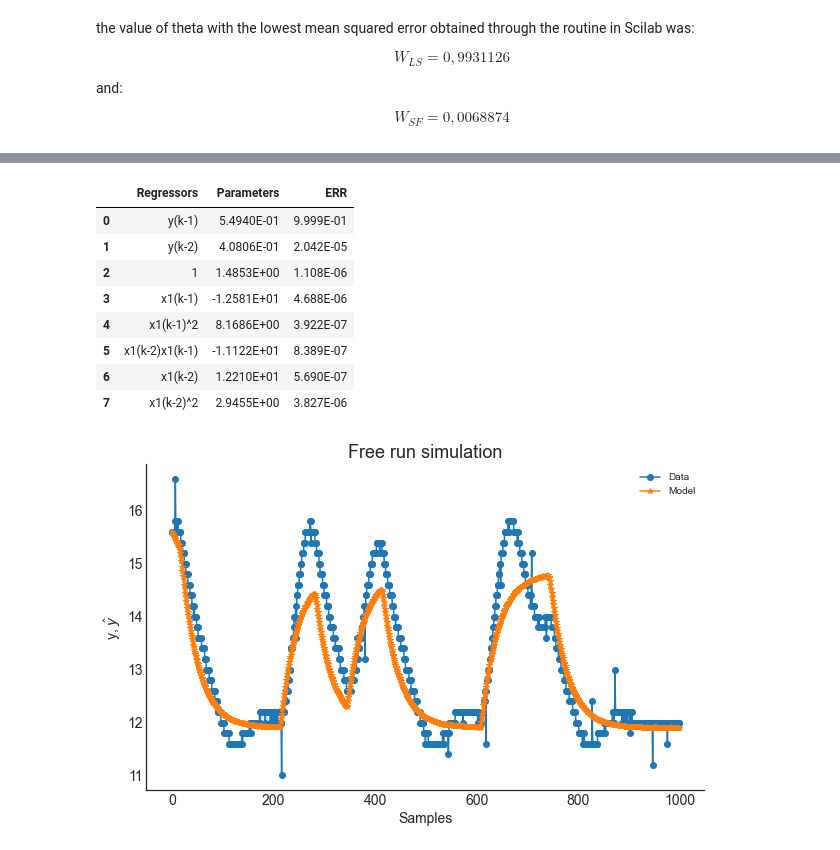
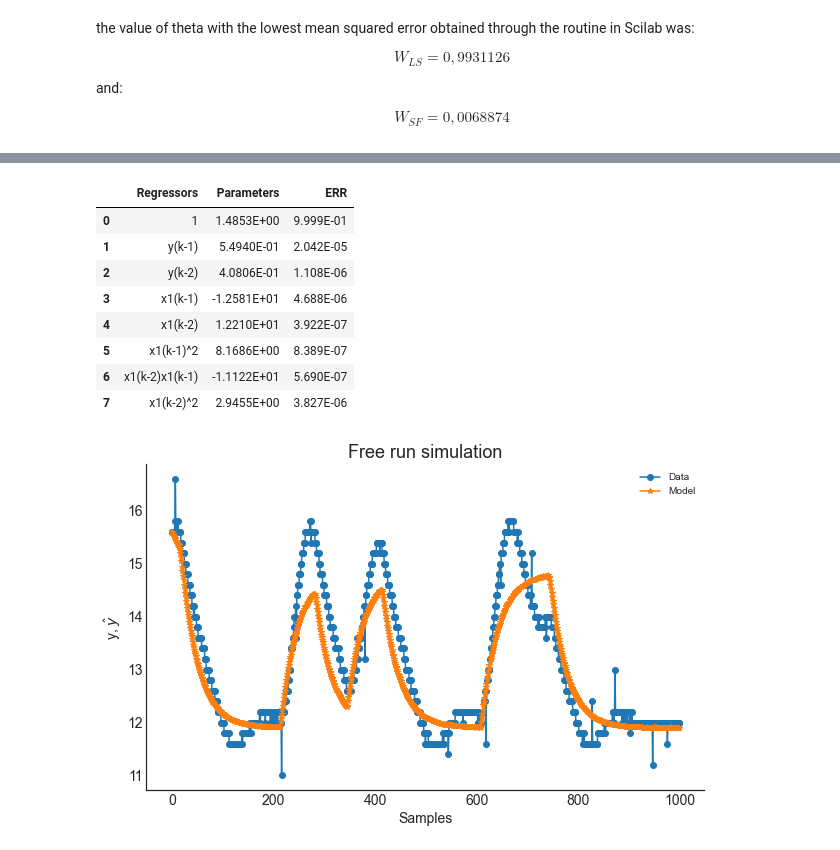
Before and after one commit to wilsonrljr/sysidentpy, a Jupyter notebook: examples/multiobjective_parameter_estimation.ipynb, the cells around one changed output, grey strips where cells are left out. Cells and saved outputs as stored; diff of their text form; code cells hidden in the pictures.

Commit message:
improve use case explanation and adapt code to new methods

```diff
--- a/examples/multiobjective_parameter_estimation.ipynb
+++ b/examples/multiobjective_parameter_estimation.ipynb
@@ -284,7 +288,10 @@ plt.show()
 # %% [markdown]
 ### Getting the best weight combination based on the norm of the cost function
 # %%
-model.theta = theta[position, :].reshape(-1, 1)  # setting the theta estimated for the best combination of the weights
+# the variable `position` returned in `estimate` method give the position of the best weight combination
+model.theta = theta[position, :].reshape(
+    -1, 1
+)  # setting the theta estimated for the best combination of the weights
 # the model structure is exactly the same, but the order of the regressors is changed in estimate method. Thats why you have to change the model.final_model
 model.final_model = mo_estimator.final_model
 yhat = model.predict(X=x_valid, y=y_valid)
@@ -300,10 +307,11 @@ r = pd.DataFrame(
     ),
     columns=["Regressors", "Parameters", "ERR"],
 )
-r
-### The dynamic results for that chosen theta is
+print(r)
+
+# The dynamic results for that chosen theta is
 plot_results(y=y_valid, yhat=yhat, n=1000)
-### The static gain result is
+# The static gain result is
 plt.figure(4)
 plt.title("Gain")
 plt.plot(
@@ -327,7 +335,7 @@ plt.ylabel("$\\bar{g}$")
 plt.ylim(-16, 0)
 plt.legend()
 plt.show()
-### The static function result is
+# The static function result is
 plt.figure(5)
 plt.title("Static Curve")
 plt.plot(Uo, Yo, linewidth=1.5, label="Static curve", linestyle="-", marker="o")
@@ -806,7 +823,9 @@ $$
 # %% [markdown]
 ### Biobjective optimization: An use case applied to Buck converter CC-CC using as objectives the static curve information and the prediction error (dynamic)
 # %%
-bi_objective = AILS(static_function=True, static_gain=False, final_model=model_final, normalize=True)
+bi_objective = AILS(
+    static_function=True, static_gain=False, final_model=model_final, normalize=True
+)
 # %% [markdown]
 the value of theta with the lowest mean squared error obtained through the routine in Scilab was:
 
@@ -930,6 +949,7 @@ $$
 # %%
-# Calling the class referring to the calculation of the parameters via the biobjective technique
-mult4 = AILS(static_function=False, static_gain=True, final_model=model_final, normalize=False)
+bi_objective_gain = AILS(
+    static_function=False, static_gain=True, final_model=model_final, normalize=False
+)
 # %% [markdown]
 the value of theta with the lowest mean squared error obtained through the routine in Scilab was:
 
@@ -943,13 +963,13 @@ $$
 W_{SF} = 0,0068874
 $$
 # %%
-W = np.zeros((2, 2000))
-W[0, :] = np.logspace(0, -6, num=2000, base=2.71)
-W[1, :] = np.ones(2000) - W[0, :]
+w = np.zeros((2, 2000))
+w[0, :] = np.logspace(0, -6, num=2000, base=2.71)
+w[1, :] = np.ones(2000) - w[0, :]
 # W = np.array([[0.9931126],
 # [0.0068874]])
-J, w, E, Theta, HR, QR, position = mult4.affine_information_least_squares(
-    y_train=y_train[2:], gain=gain, y_static=Yo, x_static=Uo, psi=PSI, weighing_matrix=W
+J, E, theta, HR, QR, position = bi_objective_gain.estimate(
+    X=x_train, y=y_train, gain=gain, y_static=Yo, X_static=Uo, weighing_matrix=w
 )
 result = {"w1": w[0, :], "w2": w[1, :], "J_ls": J[0, :], "J_sg": J[1, :], "||J||:": E}
 pd.DataFrame(result)
@@ -969,31 +989,31 @@ pd.DataFrame(result)
 2000 rows × 5 columns
 # %%
 # Writing the results
-model.theta = Theta[position, :].reshape(-1, 1)
-model.final_model = model_final
+model.theta = theta[position, :].reshape(-1, 1)
+model.final_model = bi_objective_gain.final_model
 yhat = model.predict(X=x_valid, y=y_valid)
 rrse = root_relative_squared_error(y_valid, yhat)
 r = pd.DataFrame(
     results(
         model.final_model,
         model.theta,
         model.err,
         model.n_terms,
         err_precision=3,
         dtype="sci",
     ),
     columns=["Regressors", "Parameters", "ERR"],
 )
 r
 # %% [output]
 |  | Regressors | Parameters | ERR |
-| 0 | y(k-1) | 5.4940E-01 | 9.999E-01 |
-| 1 | y(k-2) | 4.0806E-01 | 2.042E-05 |
-| 2 | 1 | 1.4853E+00 | 1.108E-06 |
+| 0 | 1 | 1.4853E+00 | 9.999E-01 |
+| 1 | y(k-1) | 5.4940E-01 | 2.042E-05 |
+| 2 | y(k-2) | 4.0806E-01 | 1.108E-06 |
 | 3 | x1(k-1) | -1.2581E+01 | 4.688E-06 |
-| 4 | x1(k-1)^2 | 8.1686E+00 | 3.922E-07 |
-| 5 | x1(k-2)x1(k-1) | -1.1122E+01 | 8.389E-07 |
-| 6 | x1(k-2) | 1.2210E+01 | 5.690E-07 |
+| 4 | x1(k-2) | 1.2210E+01 | 3.922E-07 |
+| 5 | x1(k-1)^2 | 8.1686E+00 | 8.389E-07 |
+| 6 | x1(k-2)x1(k-1) | -1.1122E+01 | 5.690E-07 |
 | 7 | x1(k-2)^2 | 2.9455E+00 | 3.827E-06 |
 # %%
 plot_results(y=y_valid, yhat=yhat, n=1000)
```
Also changed, not shown: parts of 18 cells of this notebook.
